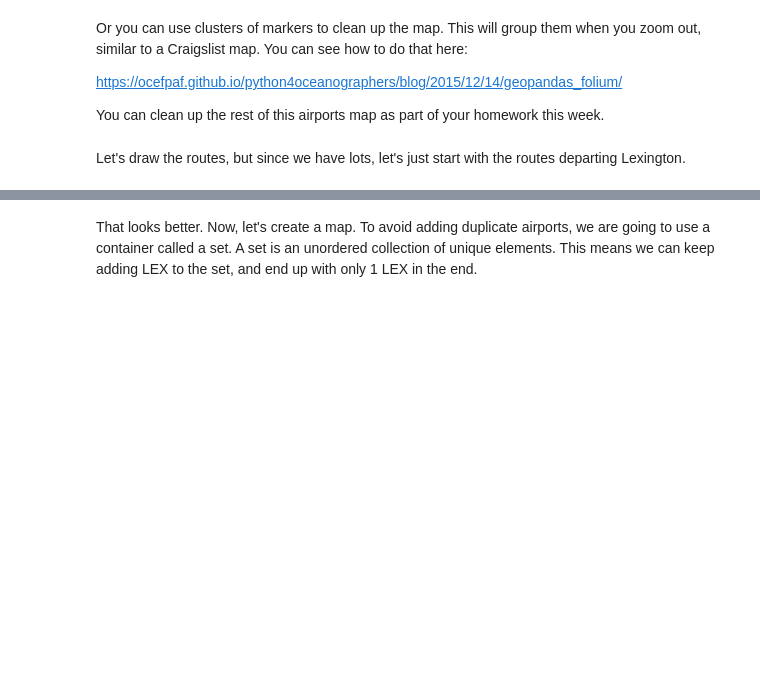
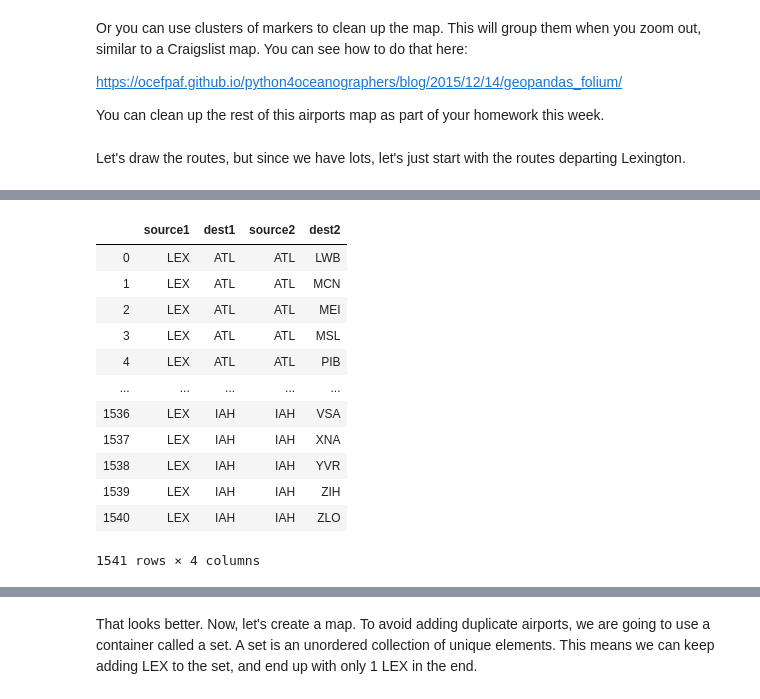
Before and after one commit to mnbo229/ce599, a Jupyter notebook: 08-Mapping/interactive-mapping.ipynb, the cells around one changed output, grey strips where cells are left out. Drawn from its saved outputs; the diff is of its cells as text; code cells hidden in the pictures; blank space fills up the shorter version.

```diff
--- a/08-Mapping/interactive-mapping.ipynb
+++ b/08-Mapping/interactive-mapping.ipynb
@@ -212,0 +264,22 @@ Let's draw the routes, but since we have lots, let's just start with the routes
+# %%
+xfer1 = pd.merge(lex_routes, routes,
+                 how="inner",
+                 left_on = 'dest',
+                 right_on='source',
+                suffixes=['1', '2']) #change from _x to _1 for flight 1 and _y to _2 for flight 2
+#because we just want the information for every destination from the other table
+xfer1  #everything _x is from the left table and everything _y is from the right table
+# %% [output]
+|  | source1 | dest1 | source2 | dest2 |
+| 0 | LEX | ATL | ATL | LWB |
+| 1 | LEX | ATL | ATL | MCN |
+| 2 | LEX | ATL | ATL | MEI |
+| 3 | LEX | ATL | ATL | MSL |
+| 4 | LEX | ATL | ATL | PIB |
+| ... | ... | ... | ... | ... |
+| 1536 | LEX | IAH | IAH | VSA |
+| 1537 | LEX | IAH | IAH | XNA |
+| 1538 | LEX | IAH | IAH | YVR |
+| 1539 | LEX | IAH | IAH | ZIH |
+| 1540 | LEX | IAH | IAH | ZLO |
+1541 rows × 4 columns
```
Also changed, not shown: parts of 13 cells of this notebook.
